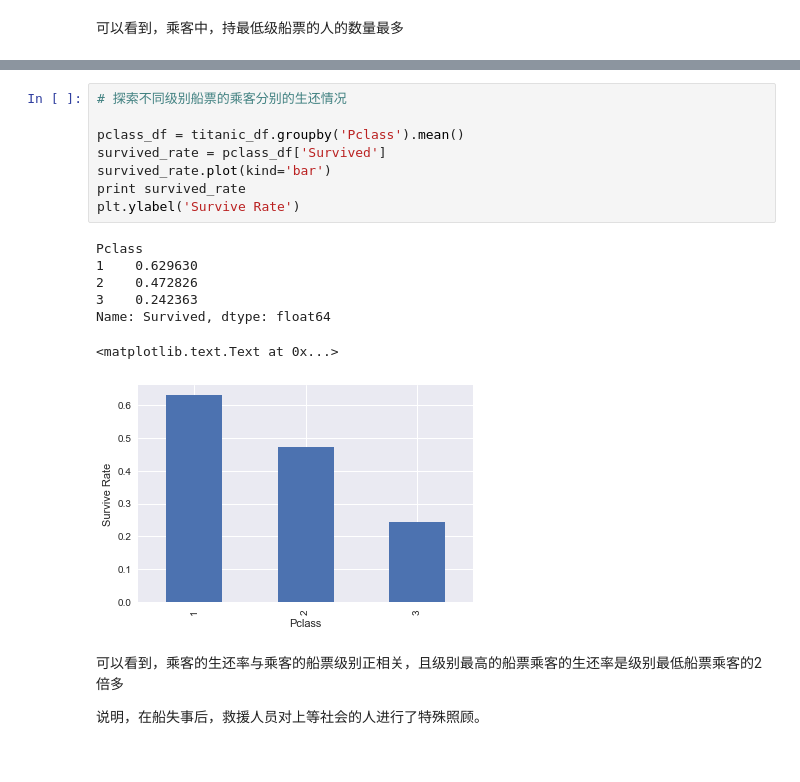
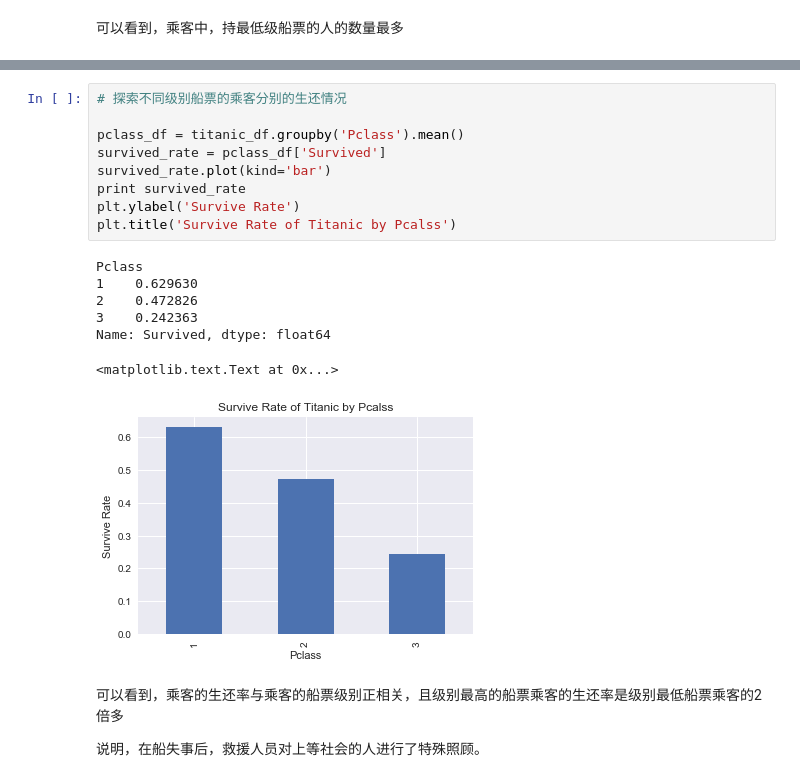
Before and after one commit to RedChueng/Investigate_a_-Dataset, a Jupyter notebook: Investigate_Titanic_Data.ipynb, the cells around one changed output, grey strips where cells are left out. Cells and saved outputs as stored; diff of their text form.

```diff
--- a/Investigate_Titanic_Data.ipynb
+++ b/Investigate_Titanic_Data.ipynb
@@ -137,19 +149,20 @@ Name: Pclass, dtype: int64
 # %%
 # 探索不同级别船票的乘客分别的生还情况
 
 pclass_df = titanic_df.groupby('Pclass').mean()
 survived_rate = pclass_df['Survived']
 survived_rate.plot(kind='bar')
 print survived_rate
 plt.ylabel('Survive Rate')
+plt.title('Survive Rate of Titanic by Pcalss')
 # %% [output]
 Pclass
 1    0.629630
 2    0.472826
 3    0.242363
 Name: Survived, dtype: float64
 <matplotlib.text.Text at 0x...>
-[figure, old version]
+[figure, new version]
 # %% [markdown]
 可以看到，乘客的生还率与乘客的船票级别正相关，且级别最高的船票乘客的生还率是级别最低船票乘客的2倍多
 
```
Also changed, not shown: parts of 9 cells of this notebook.
